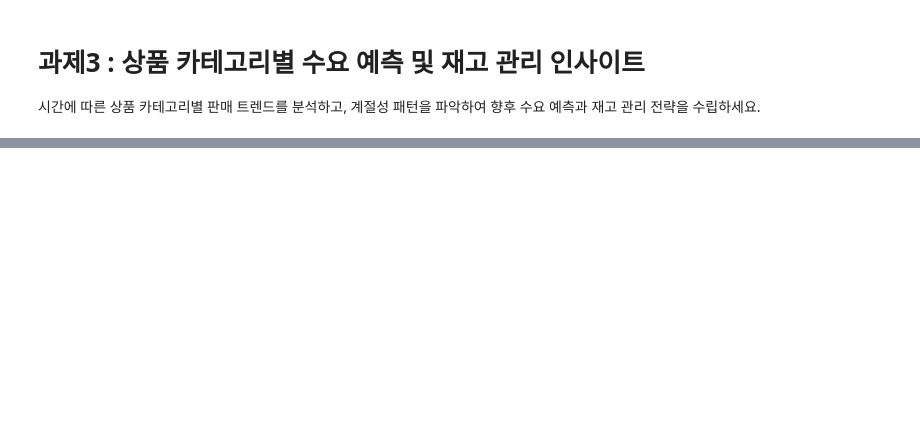
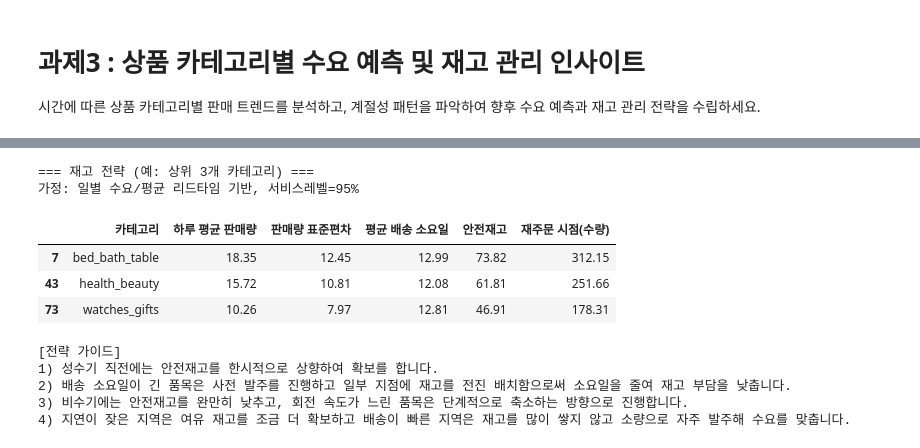
Before and after one commit to im-louise/pj-data-analysis, a Jupyter notebook: p3_sale.ipynb, the cells around one changed output, grey strips where cells are left out. Drawn from its saved outputs; the diff is of its cells as text; code cells hidden in the pictures; blank space fills up the shorter version.

```diff
--- a/p3_sale.ipynb
+++ b/p3_sale.ipynb
@@ -175,42 +414,56 @@ for c in sel:
 # %%
-# -------------------------------------------------
-# (4) 재고 관리 전략 (간단 계산: 안전재고 & 재주문점)
-#   - 일별 수요 기반 ROP = dbar*L + z*σ_d*sqrt(L),  z=1.645(95% 서비스레벨)
-#   - 카테고리별 리드타임은 주문→배송 완료 평균(일)로 근사
-# -------------------------------------------------
+# 5) 재고 관리 전략
+# ----------------
+
 # 일별 수요(수량)
 oi['date'] = oi['order_purchase_timestamp'].dt.date
 daily = (oi.groupby(['date','category_en'])['qty'].sum().reset_index())
 # 카테고리별 리드타임(일) 근사: 주문-배송 완료 (아이템→주문 결합)
 tmp = (oi[['order_id','category_en']].drop_duplicates()
           .merge(orders_ok[['order_id','order_purchase_timestamp','order_delivered_customer_date']], on='order_id', how='left'))
 tmp['lead_days'] = (tmp['order_delivered_customer_date'] - tmp['order_purchase_timestamp']).dt.total_seconds()/86400
 
 L = tmp.groupby('category_en')['lead_days'].mean().rename('L').to_frame()
 dstat = (daily.groupby('category_en')['qty']
               .agg(dbar='mean', dstd='std')
               .reset_index()).merge(L, left_on='category_en', right_index=True, how='left')
 
 dstat = dstat[dstat['category_en'].isin(sel)]  # 예측 대상과 동일 그룹만 샘플 계산
 z = 1.645  # 95%
 dstat['safety_stock'] = (z * dstat['dstd'] * np.sqrt(dstat['L'].clip(lower=1)))
 dstat['ROP'] = (dstat['dbar'] * dstat['L'].clip(lower=1)) + dstat['safety_stock']
 
-print("=== (4) 재고 전략 (예: 상위 3개 카테고리) ===")
+print("=== 재고 전략 (예: 상위 3개 카테고리) ===")
 print("가정: 일별 수요/평균 리드타임 기반, 서비스레벨=95%")
-display(dstat[['category_en','dbar','dstd','L','safety_stock','ROP']].round(2))
+inv_table = (
+    dstat[['category_en','dbar','dstd','L','safety_stock','ROP']]
+      .rename(columns={
+          'category_en': '카테고리',
+          'dbar':        '하루 평균 판매량',
+          'dstd':        '판매량 표준편차',
+          'L':           '평균 배송 소요일',
+          'safety_stock':'안전재고',
+          'ROP':         '재주문 시점(수량)'
+      })
+      .round(2)
+)
+
+display(inv_table)
 
 print("\n[전략 가이드]")
-print("- 성수기(계절성 강한 월 이전)에는 안전재고를 일시적으로 상향(예: z=2.05, 97.5%)")
-print("- 리드타임 긴 카테고리는 전진배치/사전발주로 L 단축 → ROP 낮추기")
-print("- 비수기에는 z를 낮추고 재고회전이 느린 SKU는 단계적 감량")
-print("- 지역 물류(과제2)와 결합: 지연 높은 권역엔 버퍼 확대, 빠른 권역엔 회전 우선")
-
-# -------------------------------------------------
-# 요약 텍스트
-# -------------------------------------------------
-print("\n=== 요약 ===")
-print(f"- 상위 {TOP_N} 카테고리 중심으로 월별 매출/비중 추이를 확인했습니다.")
-print("- 월 평균 패턴과 계절성 지표(가능 시)를 통해 성수기 후보 월을 특정했습니다.")
-print(f"- 예측 대상 {len(sel)}개 카테고리에 대해 SARIMA(+{h}개월) 수요 예측을 시각화했습니다.")
-print("- 안전재고·재주문점(ROP)을 간단 산식으로 산출해 운영 전략 방향을 제시했습니다.")
+print("1) 성수기 직전에는 안전재고를 한시적으로 상향하여 확보를 합니다.")
+print("2) 배송 소요일이 긴 품목은 사전 발주를 진행하고 일부 지점에 재고를 전진 배치함으로써 소요일을 줄여 재고 부담을 낮춥니다.")
+print("3) 비수기에는 안전재고를 완만히 낮추고, 회전 속도가 느린 품목은 단계적으로 축소하는 방향으로 진행합니다.")
+print("4) 지연이 잦은 지역은 여유 재고를 조금 더 확보하고 배송이 빠른 지역은 재고를 많이 쌓지 않고 소량으로 자주 발주해 수요를 맞춥니다.")
+# %% [output]
+=== 재고 전략 (예: 상위 3개 카테고리) ===
+가정: 일별 수요/평균 리드타임 기반, 서비스레벨=95%
+|  | 카테고리 | 하루 평균 판매량 | 판매량 표준편차 | 평균 배송 소요일 | 안전재고 | 재주문 시점(수량) |
+| 7 | bed_bath_table | 18.35 | 12.45 | 12.99 | 73.82 | 312.15 |
+| 43 | health_beauty | 15.72 | 10.81 | 12.08 | 61.81 | 251.66 |
+| 73 | watches_gifts | 10.26 | 7.97 | 12.81 | 46.91 | 178.31 |
+[전략 가이드]
+1) 성수기 직전에는 안전재고를 한시적으로 상향하여 확보를 합니다.
+2) 배송 소요일이 긴 품목은 사전 발주를 진행하고 일부 지점에 재고를 전진 배치함으로써 소요일을 줄여 재고 부담을 낮춥니다.
+3) 비수기에는 안전재고를 완만히 낮추고, 회전 속도가 느린 품목은 단계적으로 축소하는 방향으로 진행합니다.
+4) 지연이 잦은 지역은 여유 재고를 조금 더 확보하고 배송이 빠른 지역은 재고를 많이 쌓지 않고 소량으로 자주 발주해 수요를 맞춥니다.
```
Also changed, not shown: parts of 4 cells of this notebook, 6 other files.
